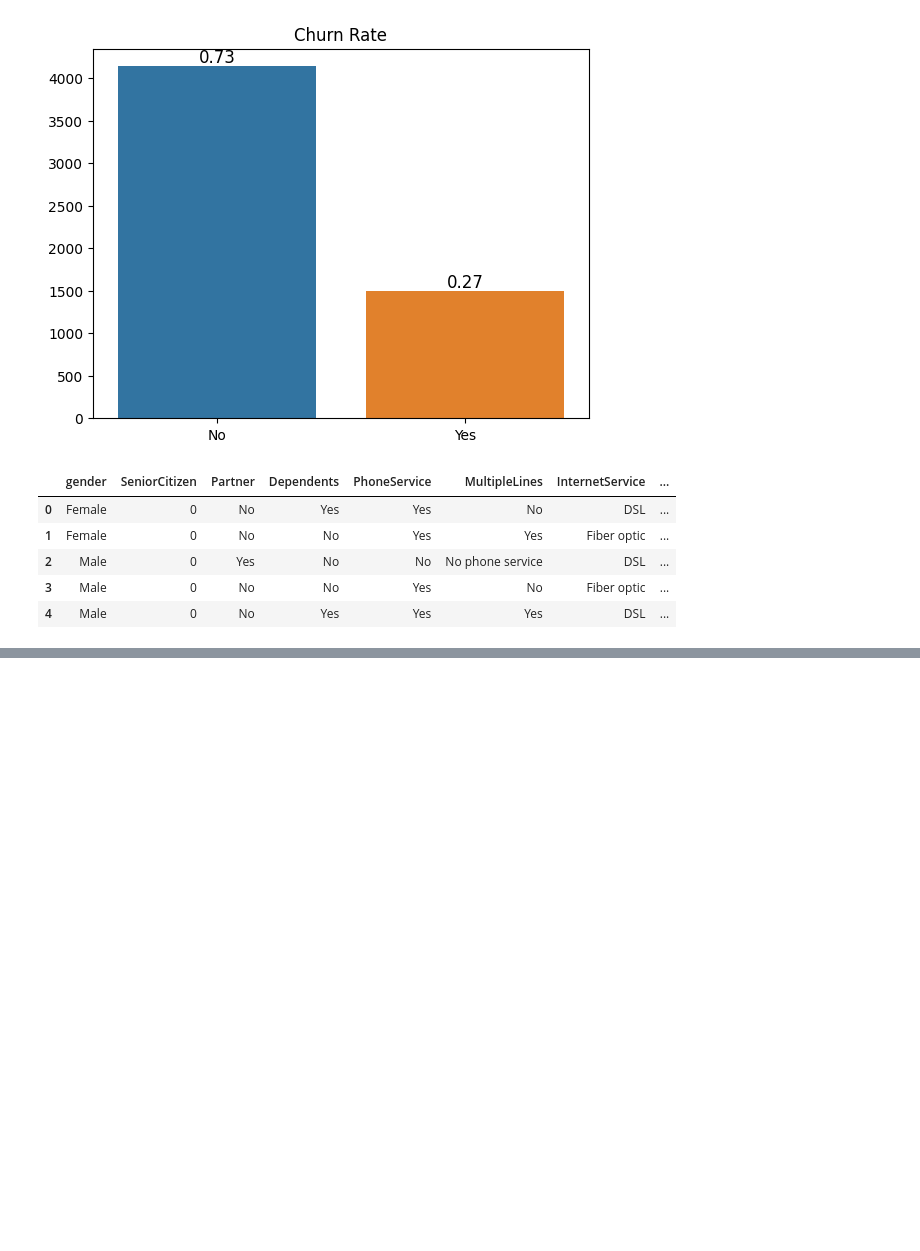
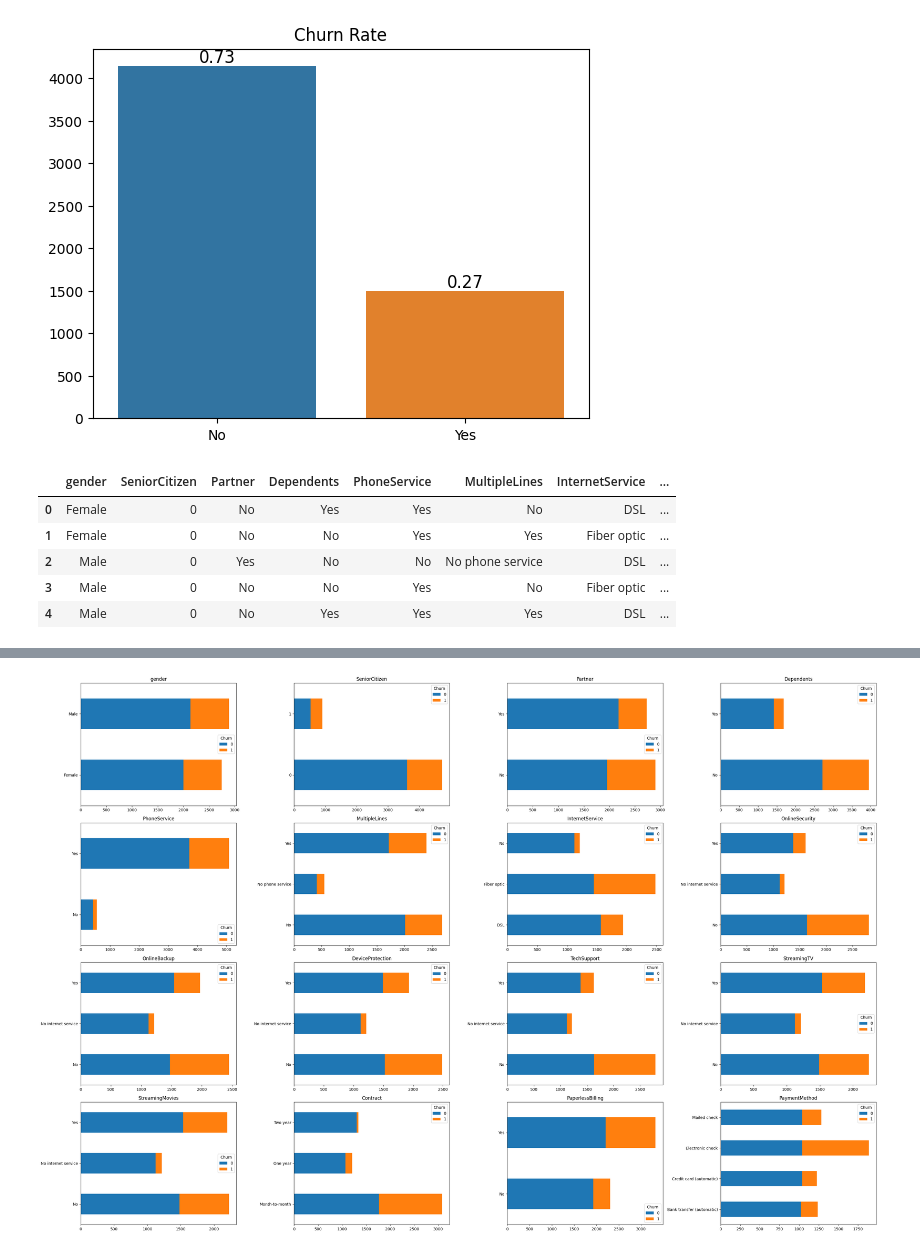
Before and after one commit to bobcastaldeli/Customer-Churn-Prediction, a Jupyter notebook: notebooks/eda.ipynb, the cells around one changed output, grey strips where cells are left out. Cells and saved outputs as stored; diff of their text form; code cells hidden in the pictures; blank space fills up the shorter version.

```diff
--- a/notebooks/eda.ipynb
+++ b/notebooks/eda.ipynb
@@ -104,0 +125,13 @@ df_cat.head()
+# %%
+# group all categorical variables by churn then plot a horizontal stacked bar chart of the proportions
+fig, axes = plt.subplots(4, 4, figsize=(30, 20))
+for i, col in enumerate(df_cat.columns):
+    df_cat.groupby([col, df['Churn']]).size().unstack().plot(kind='barh', stacked=True, ax=axes[i//4, i%4])
+    axes[i//4, i%4].set_title(col)
+    axes[i//4, i%4].set_xlabel('')
+    axes[i//4, i%4].set_ylabel('')
+    axes[i//4, i%4].set_xticklabels(axes[i//4, i%4].get_xticklabels())
+plt.tight_layout()
+plt.show()
+# %% [output]
+[figure, added]
```
Also changed, not shown: parts of 2 cells of this notebook.
